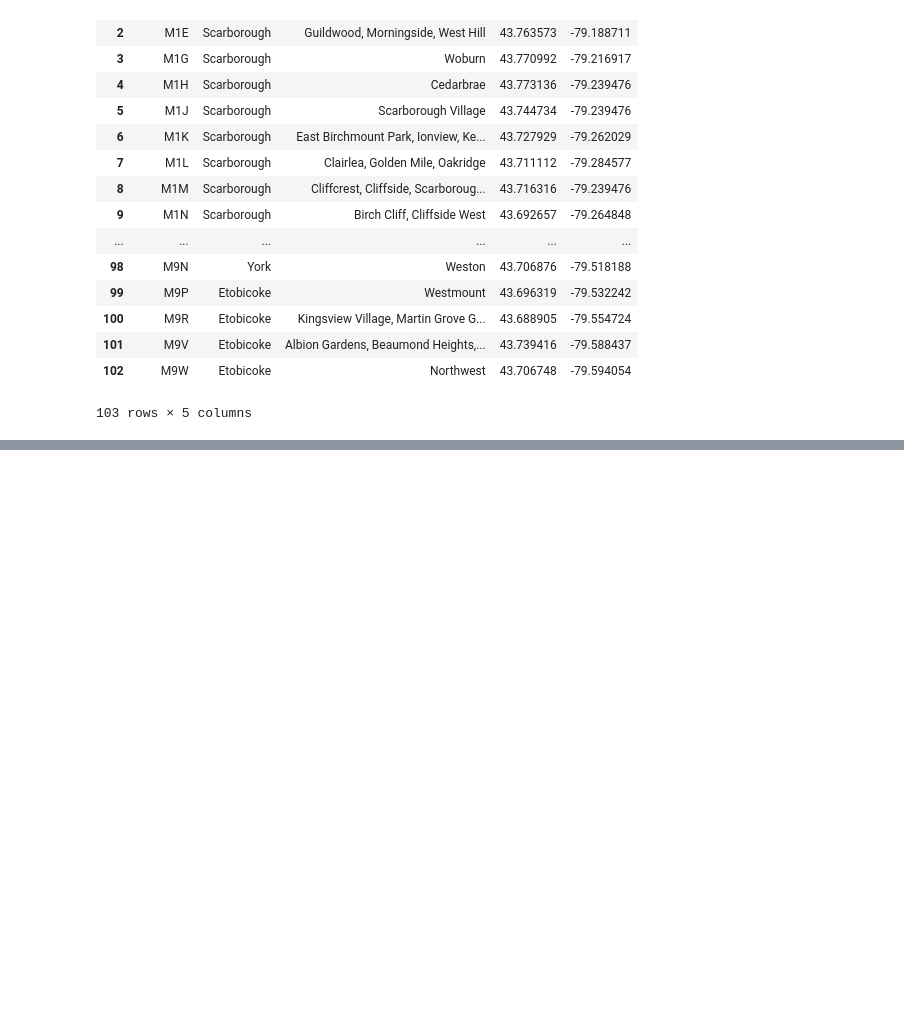
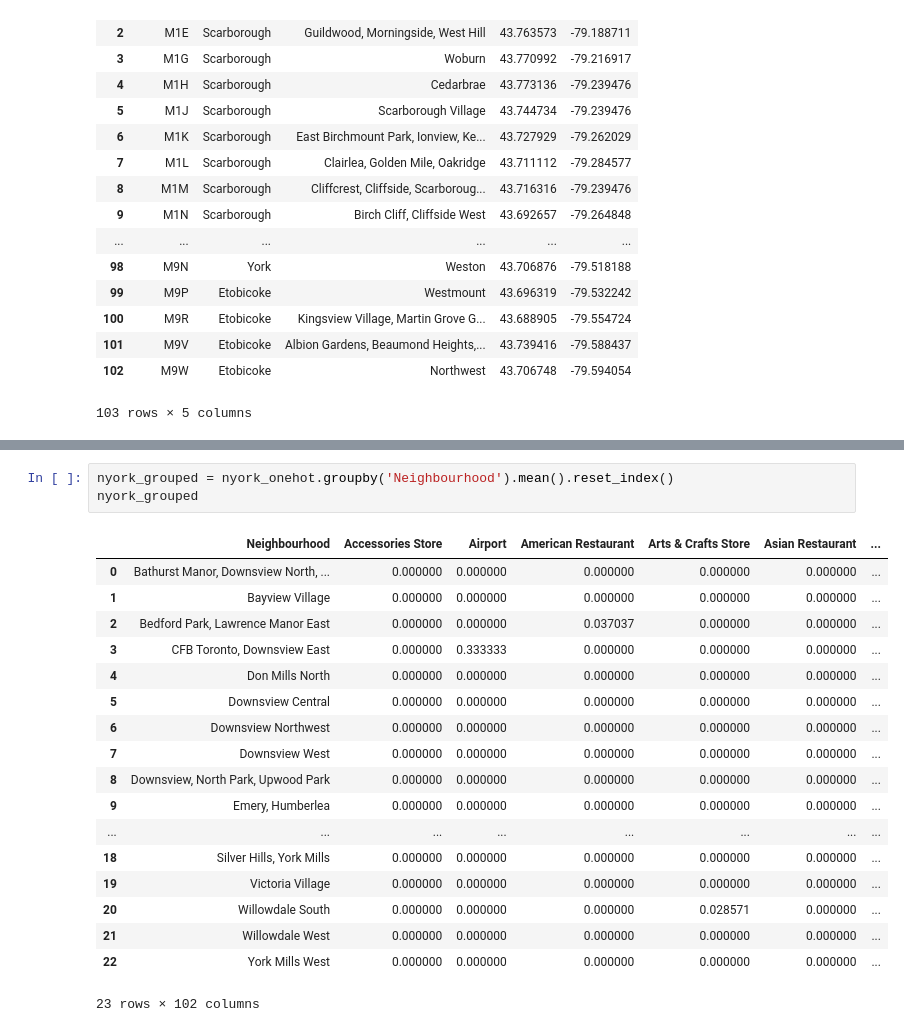
Before and after one commit to lfk-creator/Segmenting-and-Clustering-Neighborhoods-in-Toronto, a Jupyter notebook: Segmenting and Clustering Neighborhoods.ipynb, the cells around one changed output, grey strips where cells are left out. Drawn from its saved outputs; the diff is of its cells as text; blank space fills up the shorter version.

```diff
--- a/Segmenting and Clustering Neighborhoods.ipynb
+++ b/Segmenting and Clustering Neighborhoods.ipynb
@@ -80,0 +333,22 @@ df.head(103)
+# %%
+nyork_grouped = nyork_onehot.groupby('Neighbourhood').mean().reset_index()
+nyork_grouped
+# %% [output]
+|  | Neighbourhood | Accessories Store | Airport | American Restaurant | Arts & Crafts Store | Asian Restaurant | ... |
+| 0 | Bathurst Manor, Downsview North, ... | 0.000000 | 0.000000 | 0.000000 | 0.000000 | 0.000000 | ... |
+| 1 | Bayview Village | 0.000000 | 0.000000 | 0.000000 | 0.000000 | 0.000000 | ... |
+| 2 | Bedford Park, Lawrence Manor East | 0.000000 | 0.000000 | 0.037037 | 0.000000 | 0.000000 | ... |
+| 3 | CFB Toronto, Downsview East | 0.000000 | 0.333333 | 0.000000 | 0.000000 | 0.000000 | ... |
+| 4 | Don Mills North | 0.000000 | 0.000000 | 0.000000 | 0.000000 | 0.000000 | ... |
+| 5 | Downsview Central | 0.000000 | 0.000000 | 0.000000 | 0.000000 | 0.000000 | ... |
+| 6 | Downsview Northwest | 0.000000 | 0.000000 | 0.000000 | 0.000000 | 0.000000 | ... |
+| 7 | Downsview West | 0.000000 | 0.000000 | 0.000000 | 0.000000 | 0.000000 | ... |
+| 8 | Downsview, North Park, Upwood Park | 0.000000 | 0.000000 | 0.000000 | 0.000000 | 0.000000 | ... |
+| 9 | Emery, Humberlea | 0.000000 | 0.000000 | 0.000000 | 0.000000 | 0.000000 | ... |
+| ... | ... | ... | ... | ... | ... | ... | ... |
+| 18 | Silver Hills, York Mills | 0.000000 | 0.000000 | 0.000000 | 0.000000 | 0.000000 | ... |
+| 19 | Victoria Village | 0.000000 | 0.000000 | 0.000000 | 0.000000 | 0.000000 | ... |
+| 20 | Willowdale South | 0.000000 | 0.000000 | 0.000000 | 0.028571 | 0.000000 | ... |
+| 21 | Willowdale West | 0.000000 | 0.000000 | 0.000000 | 0.000000 | 0.000000 | ... |
+| 22 | York Mills West | 0.000000 | 0.000000 | 0.000000 | 0.000000 | 0.000000 | ... |
+23 rows × 102 columns
```
Also changed, not shown: parts of 31 cells of this notebook.
